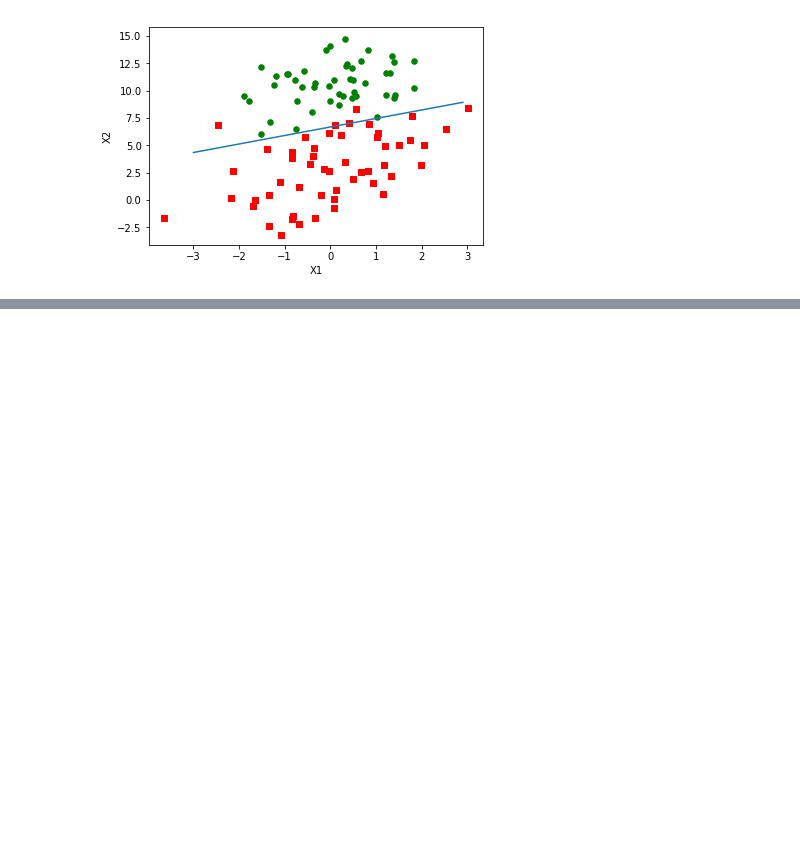
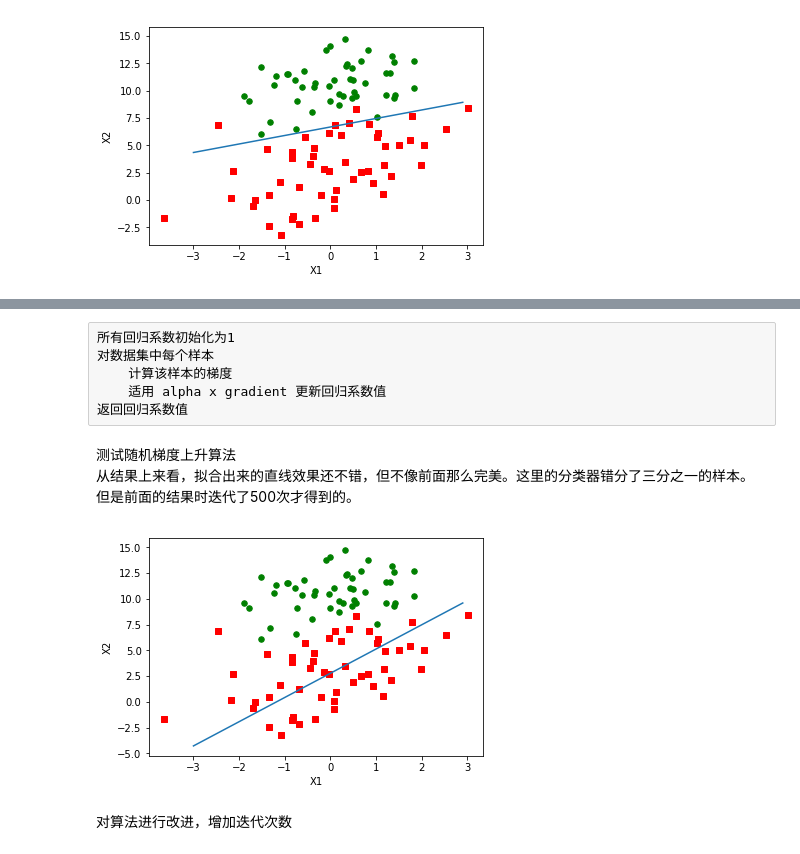
Before and after one commit to AlistairChow/ML_Learning, a Jupyter notebook: Arithmetic/Logistic Regression/Untitled.ipynb, the cells around one changed output, grey strips where cells are left out. Saved outputs shown, nothing was run; the diff lists cells and outputs as text; code cells hidden in the pictures; blank space fills up the shorter version.

```diff
--- a/Arithmetic/Logistic Regression/Untitled.ipynb
+++ b/Arithmetic/Logistic Regression/Untitled.ipynb
@@ -88,6 +96,9 @@ matrix([[ 4.12414349],
 ### 分析数据：画出决策边界
 # %%
 def plotBestFit(weights):
+    '''
+    画出数据集和逻辑回归最佳拟合直线
+    '''
     import matplotlib.pyplot as plt
     dataMat, labelMat = loadDataSet()
     dataArr = np.array(dataMat)
@@ -121,0 +137,32 @@ plotBestFit(weights.getA())
+# %% [raw]
+所有回归系数初始化为1
+对数据集中每个样本
+    计算该样本的梯度
+    适用 alpha x gradient 更新回归系数值
+返回回归系数值
+# %%
+def stocGradAscent0(dataMatrix, classLabels):
+    '''
+    随机梯度上升算法
+    '''
+    m, n = np.shape(dataMatrix)
+    alpha = 0.01
+    weights = np.ones(n)
+    for i in range(m):
+        h = sigmoid(sum(dataMatrix[i]*weights))
+        error = classLabels[i] - h
+        weights = weights + alpha * error * dataMatrix[i]
+
+    return weights
+# %% [markdown]
+测试随机梯度上升算法
+从结果上来看，拟合出来的直线效果还不错，但不像前面那么完美。这里的分类器错分了三分之一的样本。
+但是前面的结果时迭代了500次才得到的。
+# %%
+dataArr, labelMat = loadDataSet()
+weights = stocGradAscent0(np.array(dataArr), labelMat)
+plotBestFit(weights)
+# %% [output]
+[figure, added]
+# %% [markdown]
+对算法进行改进，增加迭代次数
```
Also changed, not shown: parts of 15 cells of this notebook, 2 other files.
